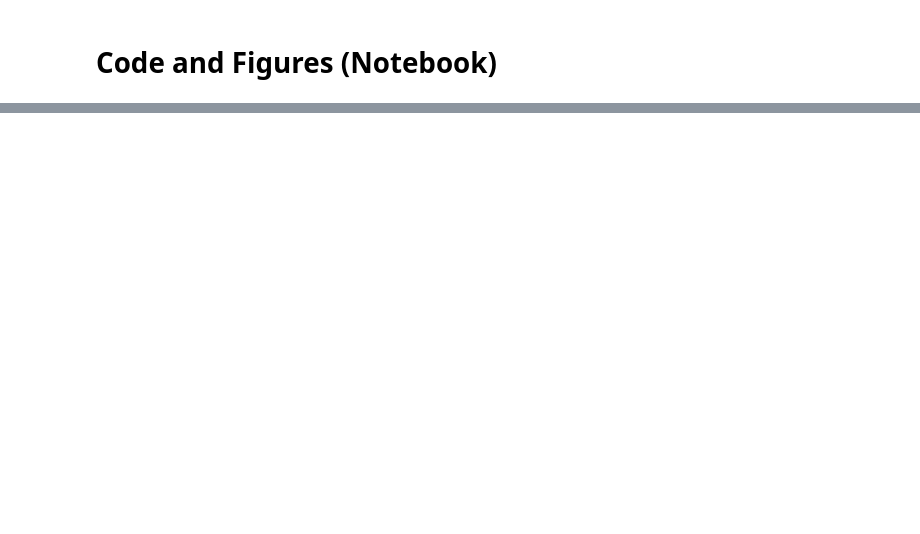
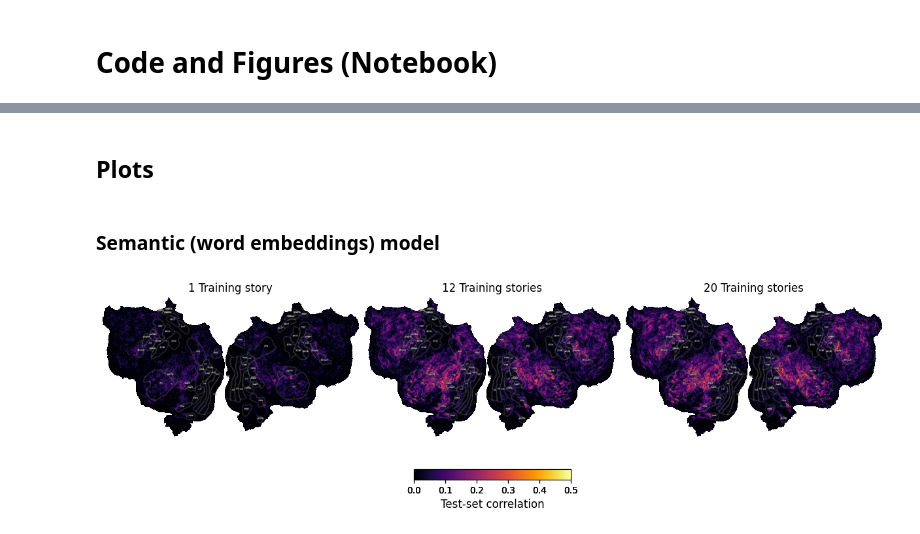
Before and after one commit to KristijanArmeni/encoders_report, a Jupyter notebook: notebook.ipynb, the cells around one changed output, grey strips where cells are left out. Cells and saved outputs as stored; diff of their text form; code cells hidden in the pictures; blank space fills up the shorter version.

Commit message:
update notebook to use encoders plotting functions and reuse in report

```diff
--- a/notebook.ipynb
+++ b/notebook.ipynb
@@ -9,0 +14,2 @@ from matplotlib import pyplot as plt
+# %% [markdown]
+## Plots
@@ -9,0 +20,10 @@ from matplotlib import pyplot as plt
+# %%
+# define the path to where the output data is stored
+datafolder = Path(load_config()["RUNS_DIR"], "2025-02-05_09-41_merged")
+# %% [markdown]
+### Semantic (word embeddings) model
+# %%
+#| label: cell.fig.embeddings
+fig = make_figure(run_dir=datafolder, which="embeddings")
+# %% [output]
+[figure, added]
```
Also changed, not shown: parts of 6 cells of this notebook, 3 other files.
